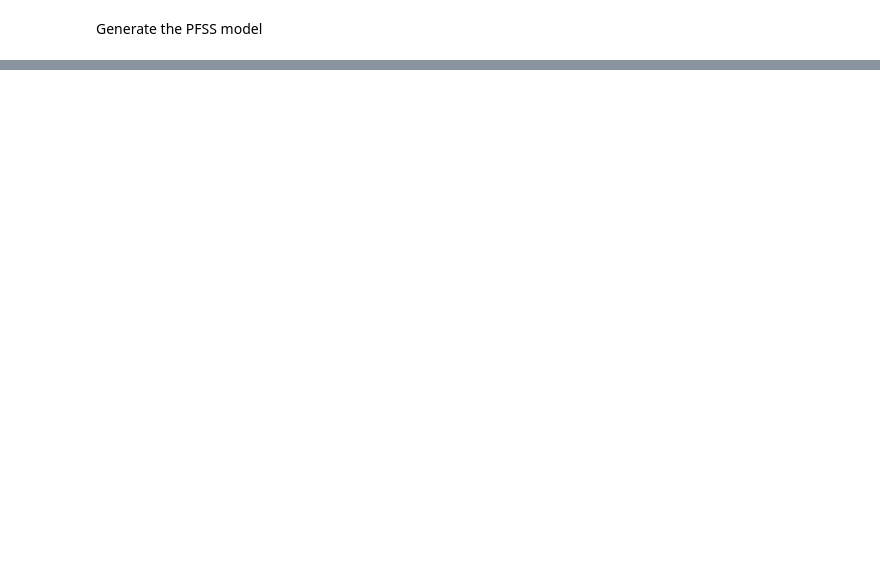
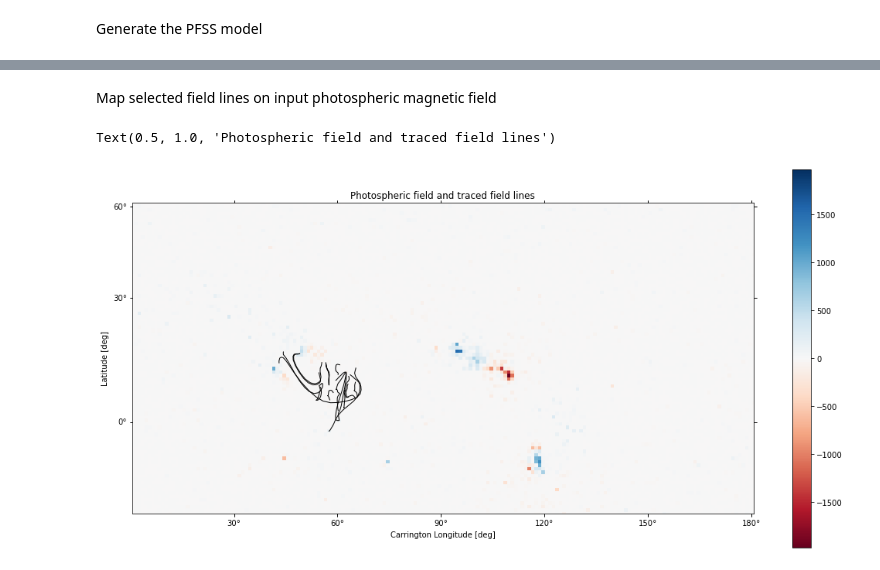
Before and after one commit to mbobra/magnetic-field-models, a Jupyter notebook: hmipfss.ipynb, the cells around one changed output, grey strips where cells are left out. Saved outputs shown, nothing was run; the diff lists cells and outputs as text; code cells hidden in the pictures; blank space fills up the shorter version.

```diff
--- a/hmipfss.ipynb
+++ b/hmipfss.ipynb
@@ -113,0 +256,22 @@ Text(0.5, 1.0, 'Source surface magnetic field')
+# %% [markdown]
+Map selected field lines on input photospheric magnetic field
+# %%
+m = input.map
+fig = plt.figure(figsize=(18,9))
+ax = plt.subplot(projection=m)
+m.plot()
+plt.colorbar()
+
+tracer = tracing.PythonTracer()
+field_lines = tracer.trace(seeds, output)
+
+for field_line in field_lines:
+    ax.plot_coord(field_line.coords, color='black', linewidth=1)
+
+# Set the axes limits. These limits have to be in pixel values
+ax.set_xlim(0, 180)
+ax.set_ylim(45, 135)
+ax.set_title('Photospheric field and traced field lines')
+# %% [output]
+Text(0.5, 1.0, 'Photospheric field and traced field lines')
+[figure, added]
```
Also changed, not shown: parts of 37 cells of this notebook.
